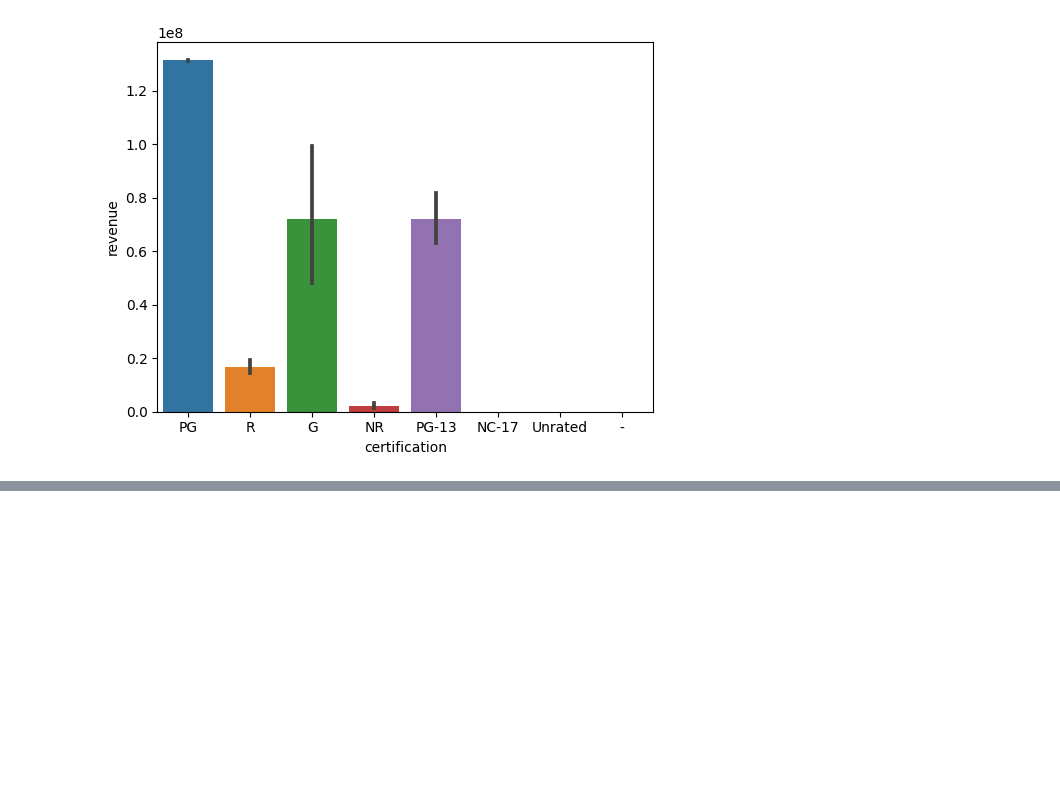
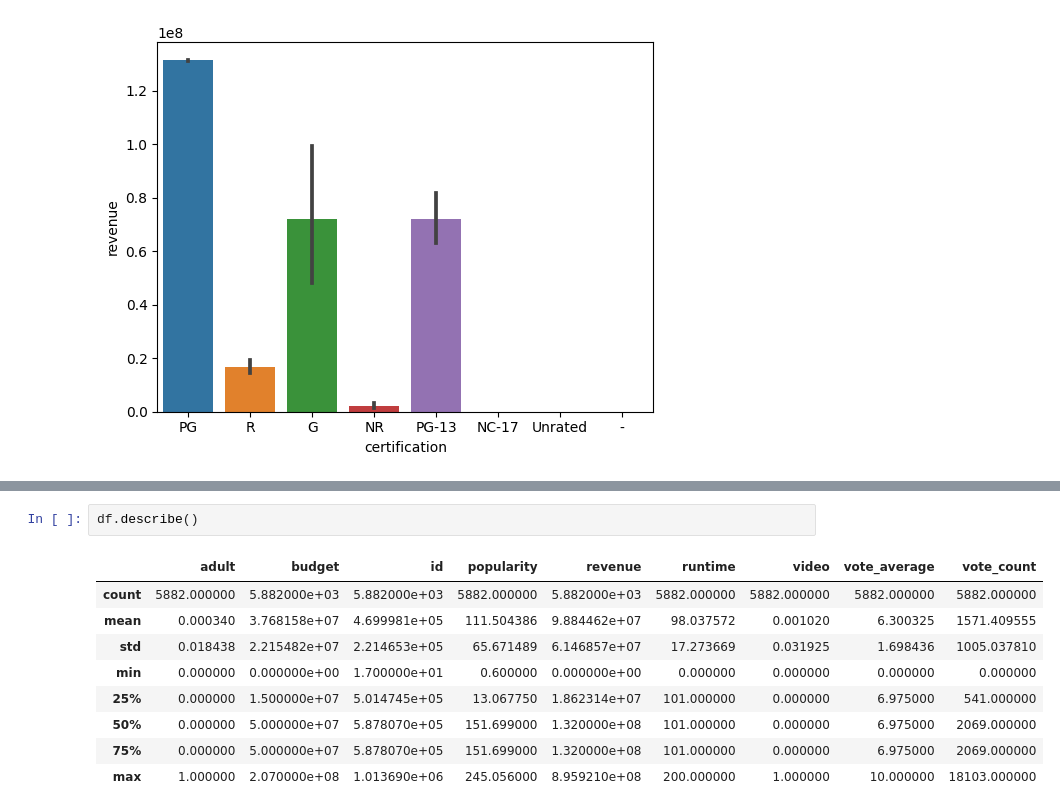
Before and after one commit to Davianka/Project-3-Using-IMDB, a Jupyter notebook: Hypothsis testing.ipynb, the cells around one changed output, grey strips where cells are left out. Drawn from its saved outputs; the diff is of its cells as text; blank space fills up the shorter version.

```diff
--- a/Hypothsis testing.ipynb
+++ b/Hypothsis testing.ipynb
@@ -151,0 +230,12 @@ movies rated PG earned the most money in 2000 and 2001, thee P value is 0.0
+# %%
+df.describe()
+# %% [output]
+|  | adult | budget | id | popularity | revenue | runtime | video | vote_average | vote_count |
+| count | 5882.000000 | 5.882000e+03 | 5.882000e+03 | 5882.000000 | 5.882000e+03 | 5882.000000 | 5882.000000 | 5882.000000 | 5882.000000 |
+| mean | 0.000340 | 3.768158e+07 | 4.699981e+05 | 111.504386 | 9.884462e+07 | 98.037572 | 0.001020 | 6.300325 | 1571.409555 |
+| std | 0.018438 | 2.215482e+07 | 2.214653e+05 | 65.671489 | 6.146857e+07 | 17.273669 | 0.031925 | 1.698436 | 1005.037810 |
+| min | 0.000000 | 0.000000e+00 | 1.700000e+01 | 0.600000 | 0.000000e+00 | 0.000000 | 0.000000 | 0.000000 | 0.000000 |
+| 25% | 0.000000 | 1.500000e+07 | 5.014745e+05 | 13.067750 | 1.862314e+07 | 101.000000 | 0.000000 | 6.975000 | 541.000000 |
+| 50% | 0.000000 | 5.000000e+07 | 5.878070e+05 | 151.699000 | 1.320000e+08 | 101.000000 | 0.000000 | 6.975000 | 2069.000000 |
+| 75% | 0.000000 | 5.000000e+07 | 5.878070e+05 | 151.699000 | 1.320000e+08 | 101.000000 | 0.000000 | 6.975000 | 2069.000000 |
+| max | 1.000000 | 2.070000e+08 | 1.013690e+06 | 245.056000 | 8.959210e+08 | 200.000000 | 1.000000 | 10.000000 | 18103.000000 |
```
Also changed, not shown: parts of 19 cells of this notebook.
